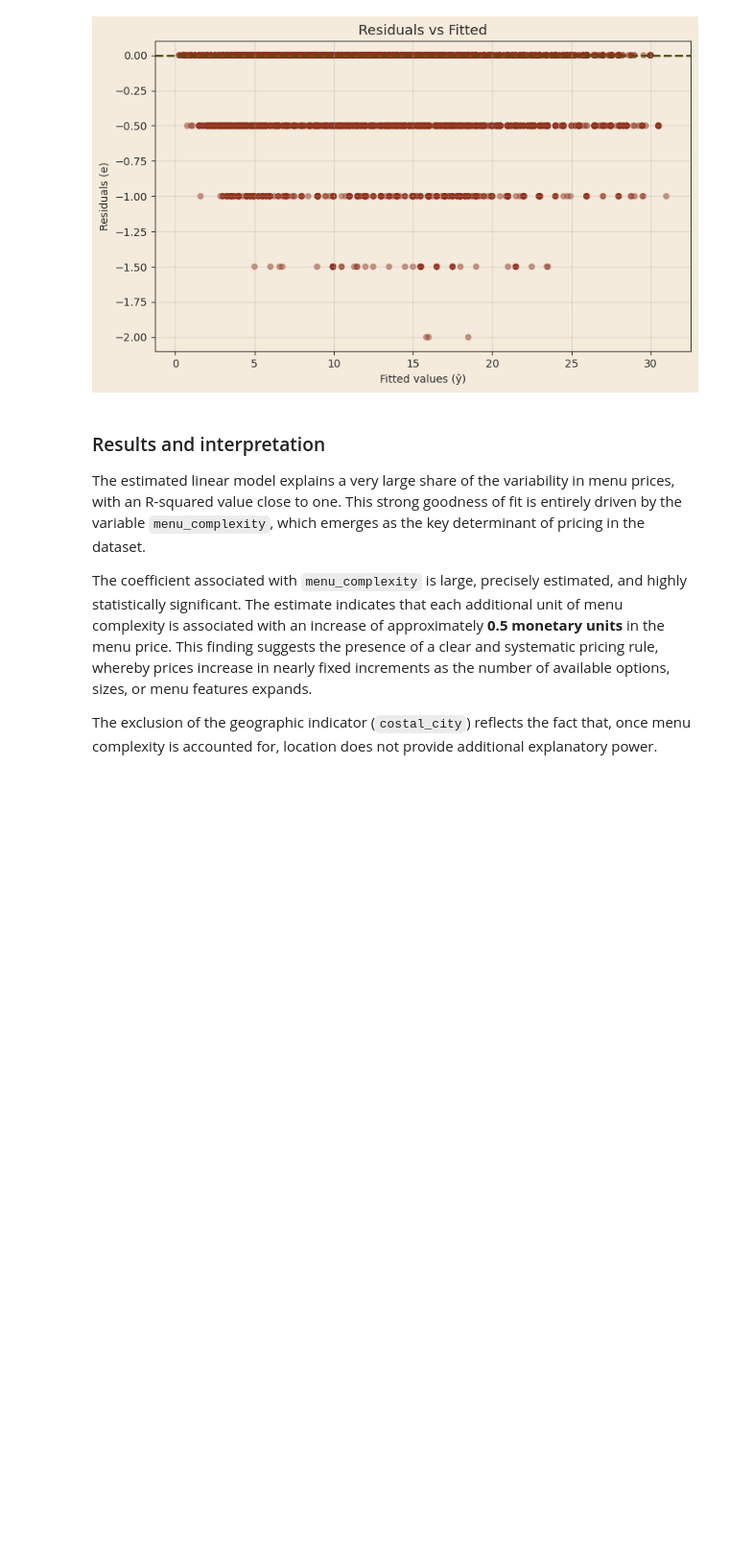
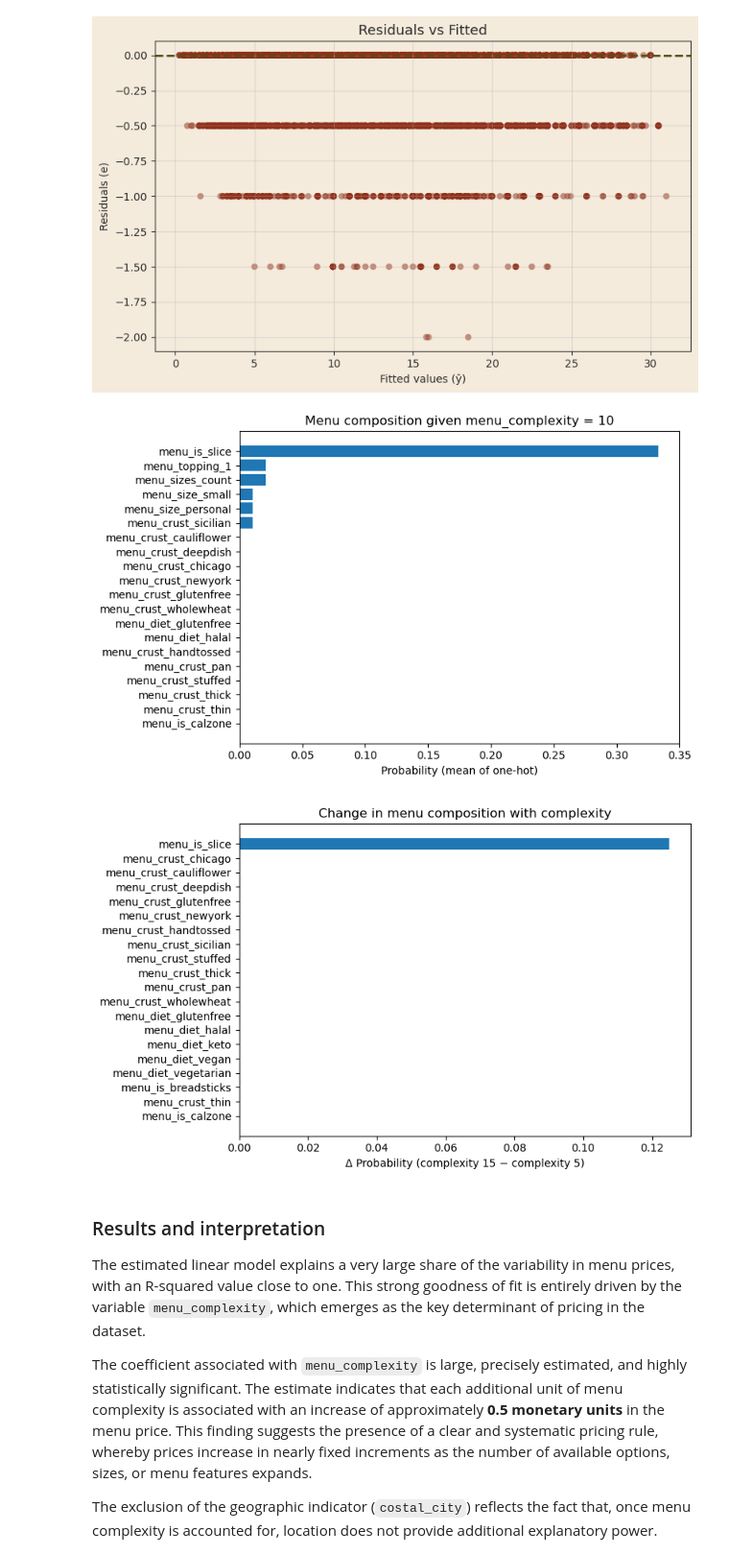
Before and after one commit to emanuelegaliano/Fundamentals-of-Data-Analysis, a Jupyter notebook: progetto.ipynb, the cells around one changed output. Shown at 96% size. Drawn from its saved outputs; the diff is of its cells as text; code cells hidden in the pictures; blank space fills up the shorter version.

```diff
--- a/progetto.ipynb
+++ b/progetto.ipynb
@@ -2211,6 +2213,58 @@ plt.show()
 # %% [output]
 [figure]
 [figure]
+# %%
+onehot_cols = [c for c in dfm.columns if c.startswith("menu_")]
+onehot_cols.remove("menu_complexity")
+onehot_cols.remove("menu_price_mean")
+onehot_cols.remove("menu_price")
+
+
+k = 10
+sub = dfm[dfm["menu_complexity"] == k]
+onehot_profile = (
+    sub[onehot_cols]
+    .mean()
+    .sort_values(ascending=False)
+)
+top_n = 20
+top_feats = onehot_profile.head(top_n)
+
+plt.figure(figsize=(8, 5))
+plt.barh(
+    top_feats.index[::-1],
+    top_feats.values[::-1]
+)
+
+plt.xlabel("Probability (mean of one-hot)")
+plt.title(f"Menu composition given menu_complexity = {k}")
+plt.tight_layout()
+plt.show()
+
+def onehot_profile_at_complexity(df, k, onehot_cols):
+    return df[df["menu_complexity"] == k][onehot_cols].mean()
+
+p5  = onehot_profile_at_complexity(dfm, 2, onehot_cols)
+p15 = onehot_profile_at_complexity(dfm, 3, onehot_cols)
+
+diff = (p15 - p5).sort_values()
+
+top_diff = diff.abs().sort_values(ascending=False).head(20)
+
+plt.figure(figsize=(8, 5))
+plt.barh(
+    top_diff.index[::-1],
+    diff.loc[top_diff.index][::-1]
+)
+
+plt.axvline(0, linestyle="--")
+plt.xlabel("Δ Probability (complexity 15 − complexity 5)")
+plt.title("Change in menu composition with complexity")
+plt.tight_layout()
+plt.show()
+# %% [output]
+[figure, added]
+[figure, added]
 # %% [markdown]
 ### Results and interpretation
 
```
Also changed, not shown: parts of 1 cell of this notebook.
